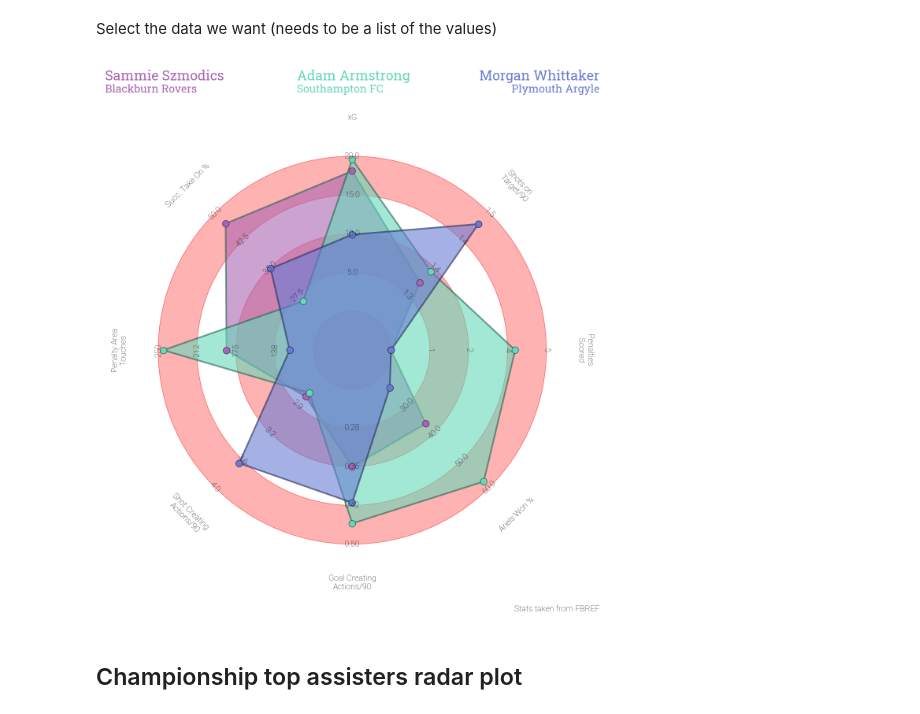
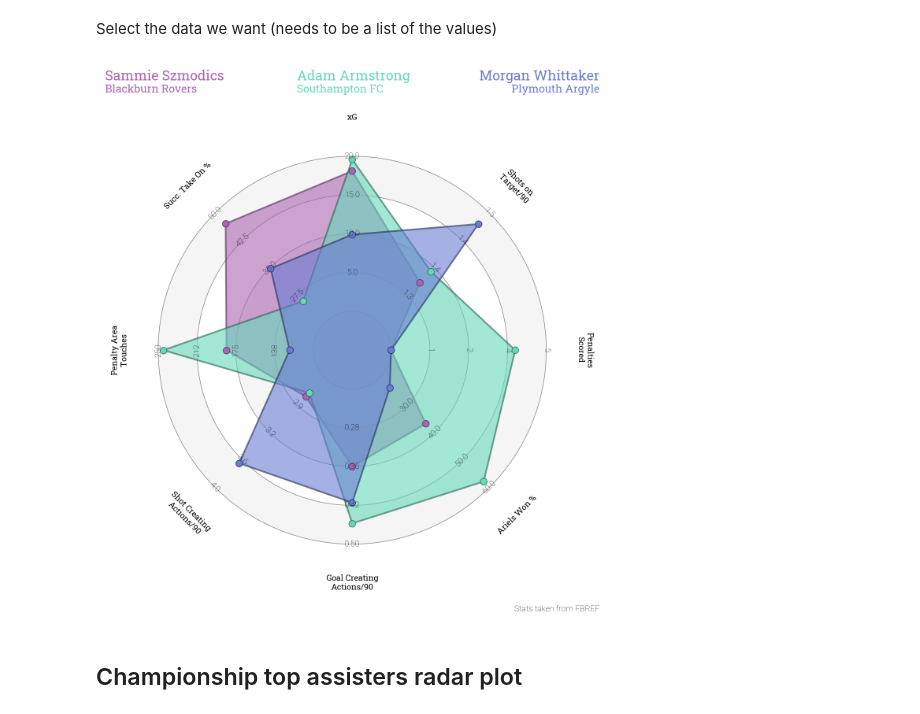
Before and after one commit to jamesdidathing/football_analysis, a Jupyter notebook: projects/championship_players_radar.ipynb, the cells around one changed output. Saved outputs shown, nothing was run; the diff lists cells and outputs as text; code cells hidden in the pictures.

```diff
--- a/projects/championship_players_radar.ipynb
+++ b/projects/championship_players_radar.ipynb
@@ -182,11 +182,11 @@ fig, axs = grid(figheight=14, grid_height=0.915, title_height=0.06, endnote_heig
 
 # plot radar
 radar.setup_axis(ax=axs['radar'])  # format axis as a radar
-rings_inner = radar.draw_circles(ax=axs['radar'], facecolor='#ffb2b2', edgecolor='#fc5f5f')
+rings_inner = radar.draw_circles(ax=axs['radar'], facecolor='whitesmoke', edgecolor='grey')
 radar1, vertices1 = radar.draw_radar_solid(szmodics, ax=axs['radar'],
                                            kwargs={'facecolor': '#aa65b2',
                                                    'alpha': 0.6,
-                                                   'edgecolor': '#216352',
+                                                   'edgecolor': '#502a54',
                                                    'lw': 3})
 
 radar2, vertices2 = radar.draw_radar_solid(armstrong, ax=axs['radar'],
@@ -204,36 +204,36 @@ radar3, vertices3 = radar.draw_radar_solid(whittaker, ax=axs['radar'],
 axs['radar'].scatter(vertices1[:, 0], vertices1[:, 1],
            c='#aa65b2', edgecolors='#502a54', marker='o', s=150, zorder=2)
 axs['radar'].scatter(vertices2[:, 0], vertices2[:, 1],
            c='#66d8ba', edgecolors='#216352', marker='o', s=150, zorder=2)
 axs['radar'].scatter(vertices3[:, 0], vertices3[:, 1],
            c='#697cd4', edgecolors='#222b54', marker='o', s=150, zorder=2)
 
-range_labels = radar.draw_range_labels(ax=axs['radar'], fontsize=15, fontproperties=robotto_thin.prop)
-param_labels = radar.draw_param_labels(ax=axs['radar'], fontsize=15, fontproperties=robotto_thin.prop)
+range_labels = radar.draw_range_labels(ax=axs['radar'], fontsize=15, fontproperties=robotto_thin.prop, color="black")
+param_labels = radar.draw_param_labels(ax=axs['radar'], fontsize=15, fontproperties=robotto_bold.prop, color="black")
 
 
 # adding the endnote and title text (these axes range from 0-1, i.e. 0, 0 is the bottom left)
 # Note we are slightly offsetting the text from the edges by 0.01 (1%, e.g. 0.99)
 endnote_text = axs['endnote'].text(0.99, 0.5, 'Stats taken from FBREF', fontsize=15,
                                    fontproperties=robotto_thin.prop, ha='right', va='center')
 title1_text = axs['title'].text(0.01, 0.65, 'Sammie Szmodics', fontsize=25, color='#aa65b2',
                                 fontproperties=robotto_bold.prop, ha='left', va='center')
 title2_text = axs['title'].text(0.01, 0.25, 'Blackburn Rovers', fontsize=20,
                                 fontproperties=robotto_bold.prop,
                                 ha='left', va='center', color='#aa65b2')
 title1_text = axs['title'].text(0.39, 0.65, 'Adam Armstrong', fontsize=25, color='#66d8ba',
                                 fontproperties=robotto_bold.prop, ha='left', va='center')
 title2_text = axs['title'].text(0.39, 0.25, 'Southampton FC', fontsize=20,
                                 fontproperties=robotto_bold.prop,
                                 ha='left', va='center', color='#66d8ba')
 title3_text = axs['title'].text(0.99, 0.65, 'Morgan Whittaker', fontsize=25,
                                 fontproperties=robotto_bold.prop,
                                 ha='right', va='center', color='#697cd4')
 title4_text = axs['title'].text(0.99, 0.25, 'Plymouth Argyle', fontsize=20,
                                 fontproperties=robotto_bold.prop,
                                 ha='right', va='center', color='#697cd4')
 # %% [output]
-[figure, old version]
+[figure, new version]
 # %% [markdown]
 ## Championship top assisters radar plot
 # %% [markdown]
```
Also changed, not shown: parts of 1 cell of this notebook.
